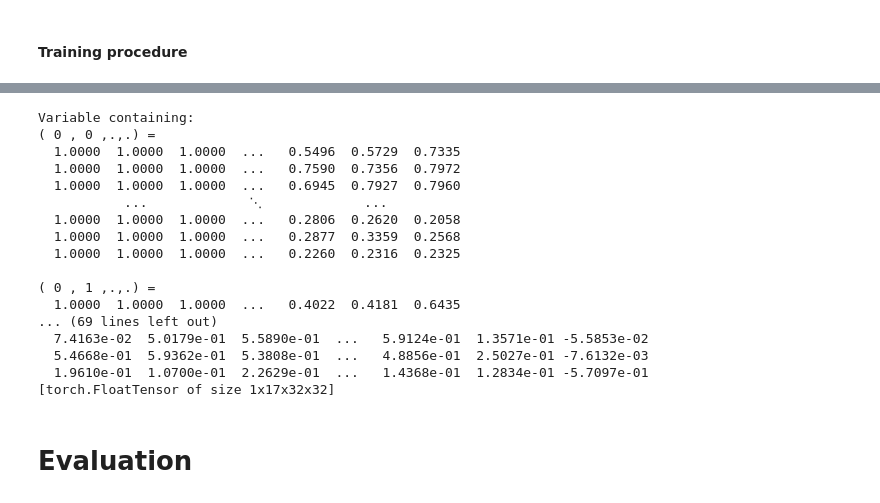
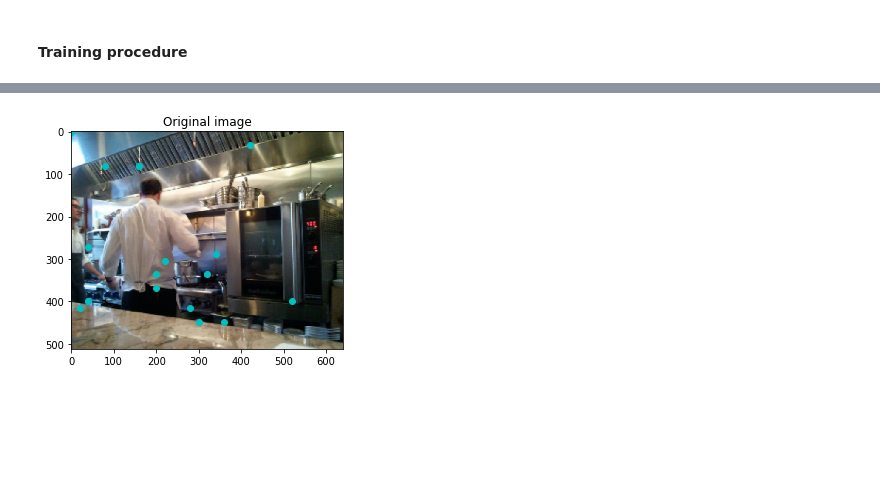
Before and after one commit to rmulton/dl_project, a Jupyter notebook: mscoco_pose_estimation.ipynb, the cells around one changed output, grey strips where cells are left out. Saved outputs shown, nothing was run; the diff lists cells and outputs as text; code cells hidden in the pictures; blank space fills up the shorter version.

```diff
--- a/mscoco_pose_estimation.ipynb
+++ b/mscoco_pose_estimation.ipynb
@@ -204,7 +203,7 @@ def gaussian_heatmaps(xs, ys, vs, shape=32, image_height=512, image_width=640, s
     return heatmaps
 # %%
 def keypoints_from_heatmaps(heatmaps, shape=32, image_height=512, image_width=640):
-    """Get the coordinates of the keypoints from the heatmaps"""
+    """Get the coordinates of the keypoints from the 17 heatmaps"""
     keypoints = []
     for i, heatmap in enumerate(heatmaps):
         x, y, max_heatmap = keypoints_from_heatmap(heatmap)
@@ -366,16 +362,13 @@ class MSCOCO(data.Dataset):
         self.annotations = COCO(annotations_json)
         imgs_id = self.annotations.getImgIds()
         if train:
-            self.img_ids = imgs_id[:50]
+            self.img_ids = imgs_id[:50] #Not loading the whole dataset
 
         elif evalu:
             self.img_ids = imgs_id[51:76]
 
         else:
-            self.imgs_id = imgs_id
-
-
-
+            self.img_ids = imgs_id
 
     def __len__(self):
         return len(self.img_ids)
@@ -388,7 +381,7 @@ class MSCOCO(data.Dataset):
         img = self.annotations.loadImgs(img_id)[0]
 
         # Load the image from the file
-        img_path = os.path.join(IMAGES_FOLDER, img['file_name'])
+        img_path = os.path.join(self.images_folder, img['file_name'])
         img_array = load_image(img_path)
         # Black and white images
         if len(img_array.shape)==2:
@@ -741,0 +855,2 @@ AttributeError: 'dict' object has no attribute 'zero_grad'
+# %%
+trainset = MSCOCO(IMAGES_FOLDER, ANNOTATION_FILE)
@@ -742,5 +862,4 @@ AttributeError: 'dict' object has no attribute 'zero_grad'
 # %%
-checkpoint = torch.load(os.path.join(MAIN_FOLDER, '0')) #Take the last file - Later the best saved model
-
-optimizer = checkpoint['optimizer']
-optimizer
+checkpoint = torch.load(os.path.join(MAIN_FOLDER, "9"))
+net = Model()
+net.load_state_dict(checkpoint['state_dict'])
@@ -765,31 +865,0 @@ optimizer
-# %%
-# Get an image
-img, keypoints = trainset[0]
-
-# Transform into a pytorch model input
-img = Variable(img.unsqueeze(0))
-print(img)
-
-# Forward pass
-y = net(img)
-print(y)
-# %% [output]
-Variable containing:
-( 0 , 0 ,.,.) =
-  1.0000  1.0000  1.0000  ...   0.5496  0.5729  0.7335
-  1.0000  1.0000  1.0000  ...   0.7590  0.7356  0.7972
-  1.0000  1.0000  1.0000  ...   0.6945  0.7927  0.7960
-           ...             ⋱             ...
-  1.0000  1.0000  1.0000  ...   0.2806  0.2620  0.2058
-  1.0000  1.0000  1.0000  ...   0.2877  0.3359  0.2568
-  1.0000  1.0000  1.0000  ...   0.2260  0.2316  0.2325
-
-( 0 , 1 ,.,.) =
-  1.0000  1.0000  1.0000  ...   0.4022  0.4181  0.6435
-... (69 lines left out)
-  7.4163e-02  5.0179e-01  5.5890e-01  ...   5.9124e-01  1.3571e-01 -5.5853e-02
-  5.4668e-01  5.9362e-01  5.3808e-01  ...   4.8856e-01  2.5027e-01 -7.6132e-03
-  1.9610e-01  1.0700e-01  2.2629e-01  ...   1.4368e-01  1.2834e-01 -5.7097e-01
-[torch.FloatTensor of size 1x17x32x32]
-# %% [markdown]
-# Evaluation
@@ -797,0 +866,4 @@ Variable containing:
+# %%
+plotKeypointsOverOutputModel(9,trainset,net, IMAGES_FOLDER)
+# %% [output]
+[figure, added]
```
Also changed, not shown: parts of 25 cells of this notebook.
